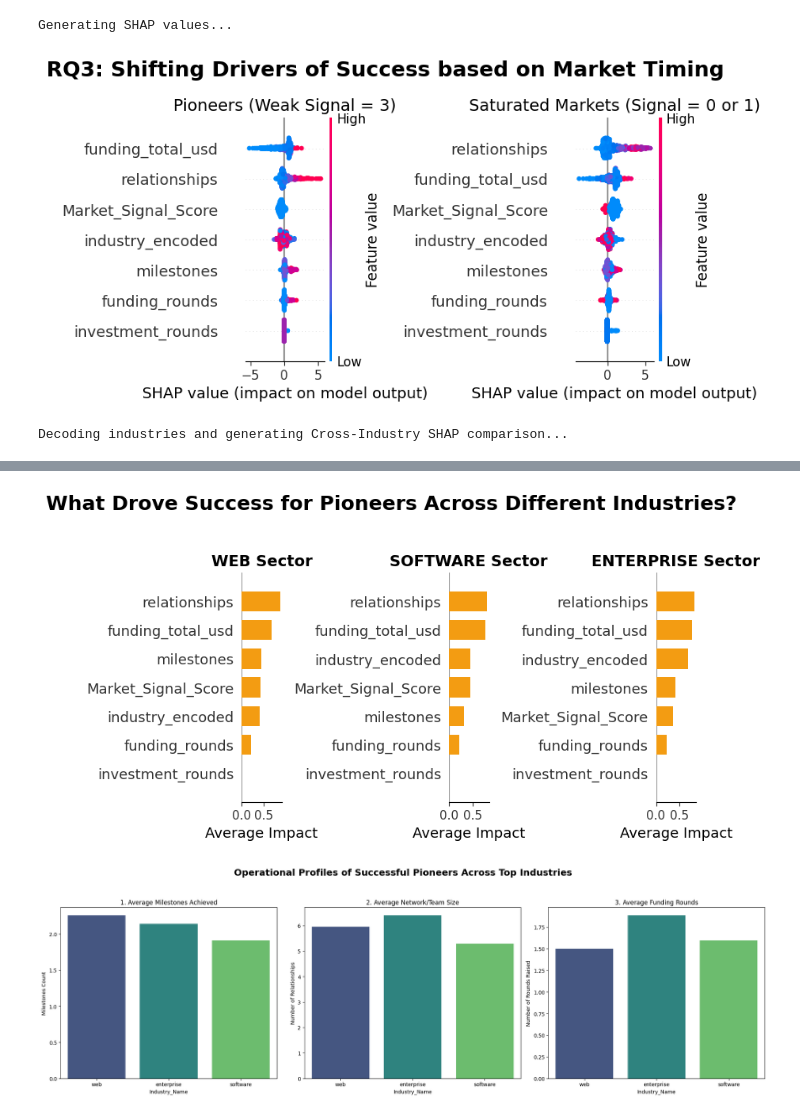
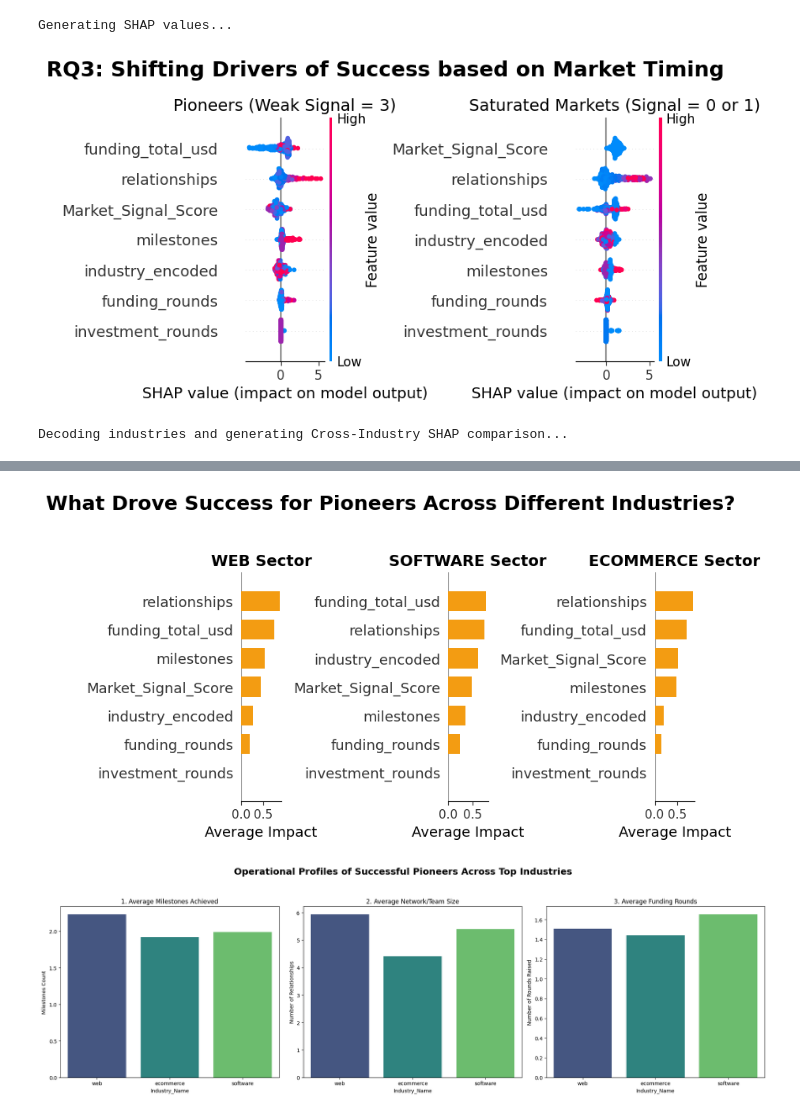
Before and after one commit to nehirlaviva/startup-success-prediction, a Jupyter notebook: pipeline.ipynb, the cells around one changed output, grey strips where cells are left out. Cells and saved outputs as stored; diff of their text form; code cells hidden in the pictures.

Commit message:
Enhanced AAGR and Weak Signal Startup definition

```diff
--- a/pipeline.ipynb
+++ b/pipeline.ipynb
@@ -150,8 +162,12 @@ print("Generating SHAP values...")
 explainer = shap.TreeExplainer(xgb_aug)
 shap_values = explainer.shap_values(X_aug_test)
 
-mask_pioneer = X_aug_test['Market_Signal_Score'] == 3
-mask_saturated = X_aug_test['Market_Signal_Score'] <= 1
+# Define thresholds for the test set
+thresh_high = X_aug_test['Market_Signal_Score'].quantile(0.75)
+thresh_low = X_aug_test['Market_Signal_Score'].quantile(0.25)
+
+mask_pioneer = X_aug_test['Market_Signal_Score'] > thresh_high
+mask_saturated = X_aug_test['Market_Signal_Score'] <= thresh_low
 
 fig, axes = plt.subplots(1, 2, figsize=(18, 6))
 fig.suptitle("RQ3: Shifting Drivers of Success based on Market Timing", fontsize=18, fontweight='bold')
@@ -168,7 +184,7 @@ plt.tight_layout()
 plt.show()
 # %% [output]
 Generating SHAP values...
-[figure, old version]
+[figure, new version]
 # %%
 import matplotlib.pyplot as plt
 import seaborn as sns
@@ -176,48 +192,38 @@ import shap
 import pandas as pd
 import numpy as np
 
+# CROSS-INDUSTRY SHAP COMPARISON
 print("Decoding industries and generating Cross-Industry SHAP comparison...\n")
 
-# 1. Create a "Decoder Ring" to turn numbers back into industry names
 industry_map = dict(zip(df_train['industry_encoded'], df_train['category_code'].fillna('Unknown')))
-
-# 2. Isolate Successful Pioneers
 expected_cols = xgb_aug.feature_names_in_
 X_full = df_train[expected_cols]
 y_full = df_train['Target']
 
-# Create the mask for Successful Pioneers
-success_pioneer_mask = (X_full['Market_Signal_Score'] == 3) & (y_full == 1)
+# 1. DEFINE THE VARIABLE HERE
+global_pioneer_thresh = X_full['Market_Signal_Score'].quantile(0.75)
+success_pioneer_mask = (X_full['Market_Signal_Score'] > global_pioneer_thresh) & (y_full == 1)
 X_success_pioneers = X_full[success_pioneer_mask].copy()
 
-# 3. Find the Top 3 Industries among these successful pioneers
+# 2. USE THE VARIABLE HERE
 top_industries = X_success_pioneers['industry_encoded'].value_counts().head(3).index.tolist()
 
-# 4. Set up the SHAP
 shap.initjs()
 explainer = shap.TreeExplainer(xgb_aug)
 
-# 5. Plotting Side-by-Side SHAP Bar Charts
 fig, axes = plt.subplots(1, 3, figsize=(20, 6))
 fig.suptitle('What Drove Success for Pioneers Across Different Industries?', fontsize=18, fontweight='bold', y=1.05)
 
 for i, ind_code in enumerate(top_industries):
     ind_name = industry_map.get(ind_code, "Unknown").upper()
 
-    # Filter for this specific industry
+    # 3. USE THE VARIABLE HERE AS WELL
     X_ind = X_success_pioneers[X_success_pioneers['industry_encoded'] == ind_code]
-
-    # Calculate SHAP values
     shap_values_ind = explainer.shap_values(X_ind)
 
-    # Plot on the corresponding subplot
     plt.subplot(1, 3, i+1)
     plt.title(f"{ind_name} Sector", fontweight='bold', fontsize=14)
-
-    # SHAP summary plot as a bar chart
     shap.summary_plot(shap_values_ind, X_ind, plot_type="bar", show=False, color="#f39c12")
-
-    # Clean up x-axis label for clarity
     plt.xlabel("Average Impact")
 
 plt.tight_layout()
@@ -225,40 +231,41 @@ plt.show()
 
 
 
+
 # 1. Isolate Successful Pioneers in the Top 3 Industries
-df_top_inds = df_train[(df_train['Market_Signal_Score'] == 3) &
+df_top_inds = df_train[(df_train['Market_Signal_Score'] > global_pioneer_thresh) &
                        (df_train['Target'] == 1) &
                        (df_train['industry_encoded'].isin(top_industries))].copy()
 
 # 2. Map industry numbers back to readable names
 df_top_inds['Industry_Name'] = df_top_inds['industry_encoded'].map(industry_map)
 
 # 3. Log transform funding so billion-dollar unicorns don't ruin the scale
 df_top_inds['log_funding'] = np.log1p(df_top_inds['funding_total_usd'])
 
 # Initialize 1 row, 3 columns to match your 3 metrics
 fig, axes = plt.subplots(1, 3, figsize=(20, 6))
 fig.suptitle('Operational Profiles of Successful Pioneers Across Top Industries', fontsize=18, fontweight='bold', y=1.05)
 
 # 1. Milestones
 sns.barplot(data=df_top_inds, x='Industry_Name', y='milestones', ax=axes[0], palette='viridis', errorbar=None)
 axes[0].set_title('1. Average Milestones Achieved')
 axes[0].set_ylabel('Milestones Count')
 
 # 2. Relationships
 sns.barplot(data=df_top_inds, x='Industry_Name', y='relationships', ax=axes[1], palette='viridis', errorbar=None)
 axes[1].set_title('2. Average Network/Team Size')
 axes[1].set_ylabel('Number of Relationships')
 
 # 3. Funding Rounds
 sns.barplot(data=df_top_inds, x='Industry_Name', y='funding_rounds', ax=axes[2], palette='viridis', errorbar=None)
 axes[2].set_title('3. Average Funding Rounds')
 axes[2].set_ylabel('Number of Rounds Raised')
 
 plt.tight_layout()
 plt.show()
 # %% [output]
 Decoding industries and generating Cross-Industry SHAP comparison...
 [interactive output not drawn]
-[figure, old version]
+[figure, new version]
-[figure, old version]
+[figure, new version]
```
Also changed, not shown: parts of 3 cells of this notebook, 14 other files.
